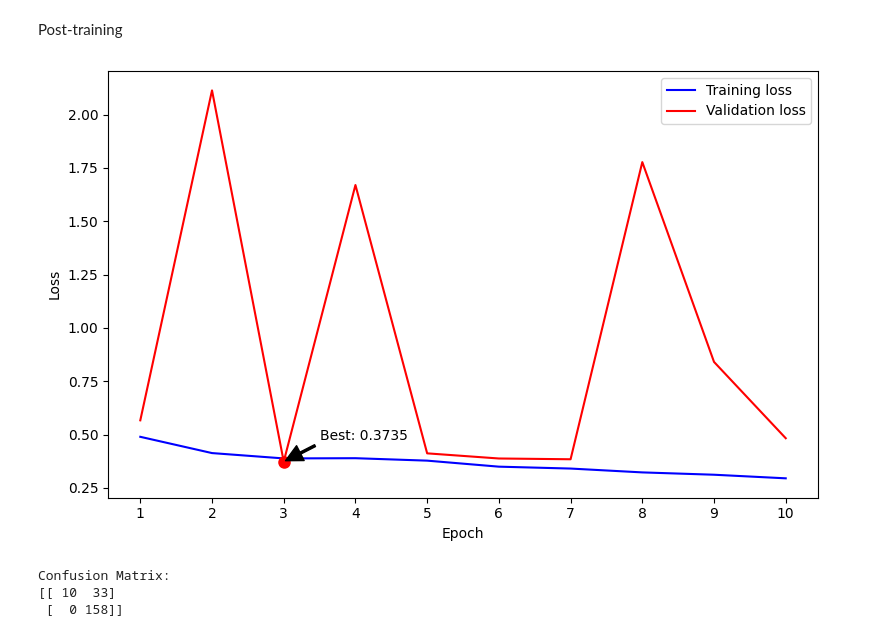
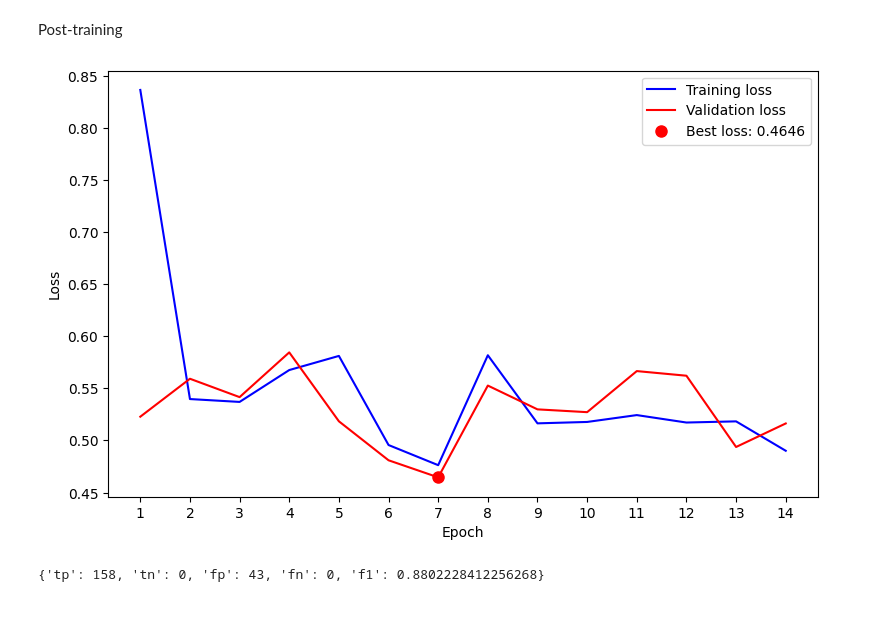
Before and after one commit to BoweiDu01/50021AIGrp21, a Jupyter notebook: main.ipynb, the cells around one changed output. Cells and saved outputs as stored; diff of their text form; code cells hidden in the pictures.

```diff
--- a/main.ipynb
+++ b/main.ipynb
@@ -50,11 +55,11 @@ dev_loader = torch.utils.data.DataLoader(dev_set, batch_size=BATCH_SIZE, shuffle
 test_loader = torch.utils.data.DataLoader(test_set, batch_size=BATCH_SIZE, shuffle=False)
 # %% [markdown]
 Training
+# %%
+model = SR50ViTB16().to(DEVICE)
+criterion = nn.CrossEntropyLoss()
+optimizer = torch.optim.AdamW(model.parameters(), lr=LEARNING_RATE)
 # %%
-LEARNING_RATE = 0.001
-NUM_EPOCHS = 50
-PATIENCE = 7
-
 def train_model(model, train_loader, dev_loader, criterion, optimizer):
 	# Create model folder
 	model_folder = os.path.join(MODELS_PATH, f"{model.id}")
@@ -113,9 +118,5 @@ def train_model(model, train_loader, dev_loader, criterion, optimizer):
 	with open(os.path.join(model_folder, "losses.json"), "w") as f:
 		json.dump(loss_data, f)
 
-model = ResNet50().to(DEVICE)
-criterion = nn.CrossEntropyLoss()
-optimizer = torch.optim.AdamW(model.parameters(), lr=LEARNING_RATE)
-
-# train_model(model, train_loader, dev_loader, criterion, optimizer)
+train_model(model, train_loader, dev_loader, criterion, optimizer)
 # %% [output]
@@ -134,56 +138,54 @@ Stopping early
 # %% [markdown]
 Post-training
 # %%
-def visualise_training(model):
+def visualise_loss(model):
+	# Load losses
 	model_folder = os.path.join(MODELS_PATH, f"{model.id}")
 	with open(os.path.join(model_folder, "losses.json"), "r") as f:
 		loss_data = json.load(f)
 	train_losses = loss_data["train_losses"]
 	dev_losses = loss_data["dev_losses"]
+
 	plt.figure(figsize=(8, 5))
 	epochs = range(1, len(train_losses) + 1)
-	plt.plot(epochs, train_losses, 'b-', label='Training loss')
-	plt.plot(epochs, dev_losses, 'r-', label='Validation loss')
+	plt.plot(epochs, train_losses, "b-", label="Training loss")
+	plt.plot(epochs, dev_losses, "r-", label="Validation loss")
+
+	# Annotate the best loss
+	best_epoch = np.argmin(dev_losses) + 1
+	best_loss = min(dev_losses)
+	plt.plot(best_epoch, best_loss, "ro", markersize=8, label=f"Best loss: {best_loss:.4f}")
+
 	plt.xlabel("Epoch")
 	plt.ylabel("Loss")
 	plt.legend()
-	best_epoch = np.argmin(dev_losses) + 1
-	best_loss = min(dev_losses)
-	plt.plot(best_epoch, best_loss, 'ro', markersize=8)
-	plt.annotate(
-		f'Best: {best_loss:.4f}',
-		xy=(best_epoch, best_loss),
-		xytext=(best_epoch + 0.5, best_loss + 0.1),
-		arrowprops=dict(facecolor='black', shrink=0.05, width=1.5)
-	)
 	plt.gca().xaxis.set_major_locator(ticker.MultipleLocator(1))
 	plt.tight_layout()
 	plt.show()
 
-from sklearn.metrics import confusion_matrix
-
-def evaluate_model(model, test_loader):
+def evaluate_model(model, dataloader):
 	model.eval()
 	Y_hat, Y = [], []
 	with torch.no_grad():
-		for x, y in test_loader:
+		for x, y in dataloader:
 			logits = model(x.to(DEVICE))
-			preds = torch.argmax(logits, dim=1).cpu()
-			Y_hat.append(preds)
+			Y_hat.append(torch.argmax(logits, dim=1).cpu())
 			Y.append(y.view(-1))
-	y_true = torch.cat(Y).numpy()
-	y_pred = torch.cat(Y_hat).numpy()
-	tn, fp, fn, tp = confusion_matrix(y_true, y_pred).ravel()
+	tn, fp, fn, tp = confusion_matrix(torch.cat(Y), torch.cat(Y_hat)).ravel()
 	f1 = 2 * tp / (2 * tp + fp + fn) if (2 * tp + fp + fn) != 0 else 0
-	return {"tp": tp, "tn": tn, "fp": fp, "fn": fn, "f1": f1}
+	return {
+		"tp": int(tp),
+		"tn": int(tn),
+		"fp": int(fp),
+		"fn": int(fn),
+		"f1": float(f1)
+	}
 
-m = ResNet50().to(DEVICE)
-visualise_training(m)
+m = model.__class__().to(DEVICE)
+visualise_loss(m)
 
 m.load_state_dict(torch.load(os.path.join(MODELS_PATH, m.id, "best.pth")))
-evaluate_model(m, test_loader)
+print(evaluate_model(m, test_loader))
 # %% [output]
-[figure, old version]
+[figure, new version]
-Confusion Matrix:
-[[ 10  33]
- [  0 158]]
+{'tp': 158, 'tn': 0, 'fp': 43, 'fn': 0, 'f1': 0.8802228412256268}
```
Also changed, not shown: parts of 3 cells of this notebook, 2 other files.
